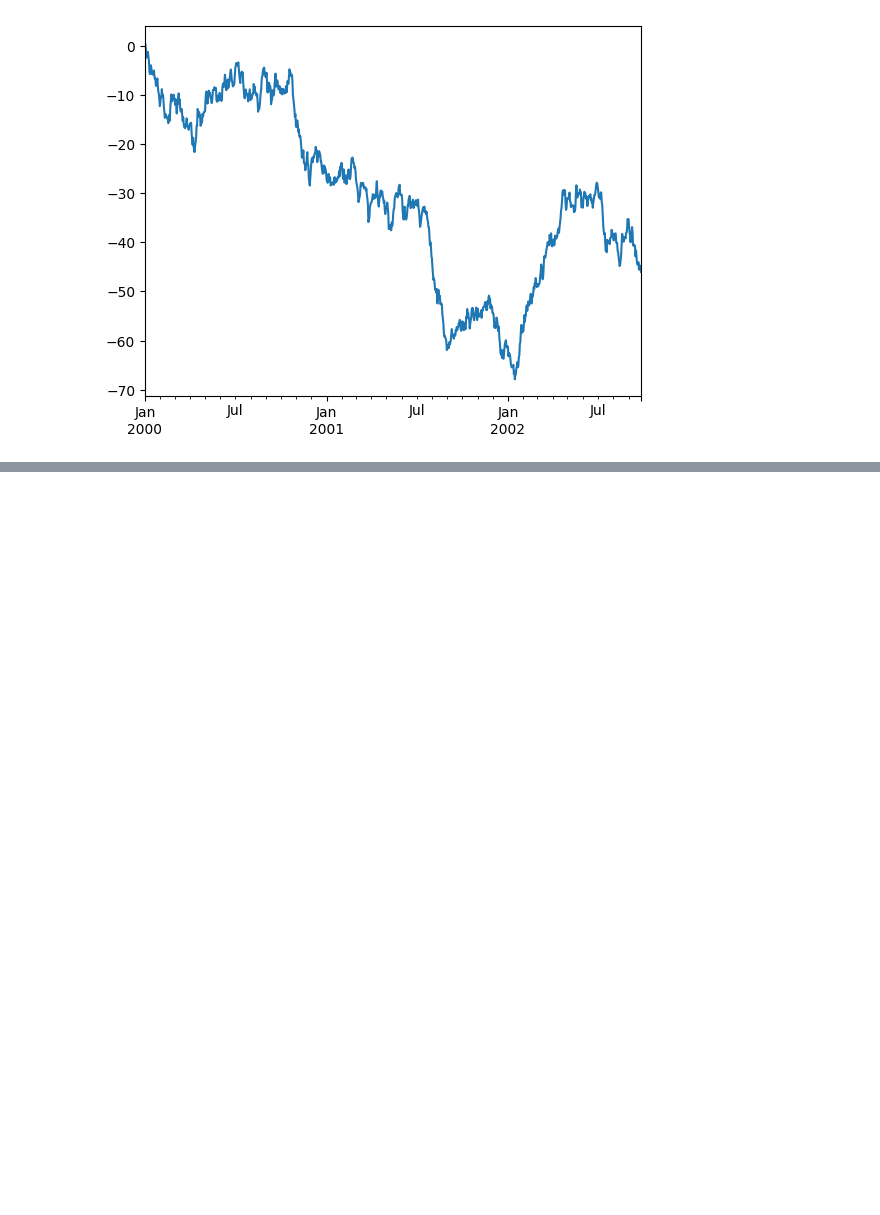
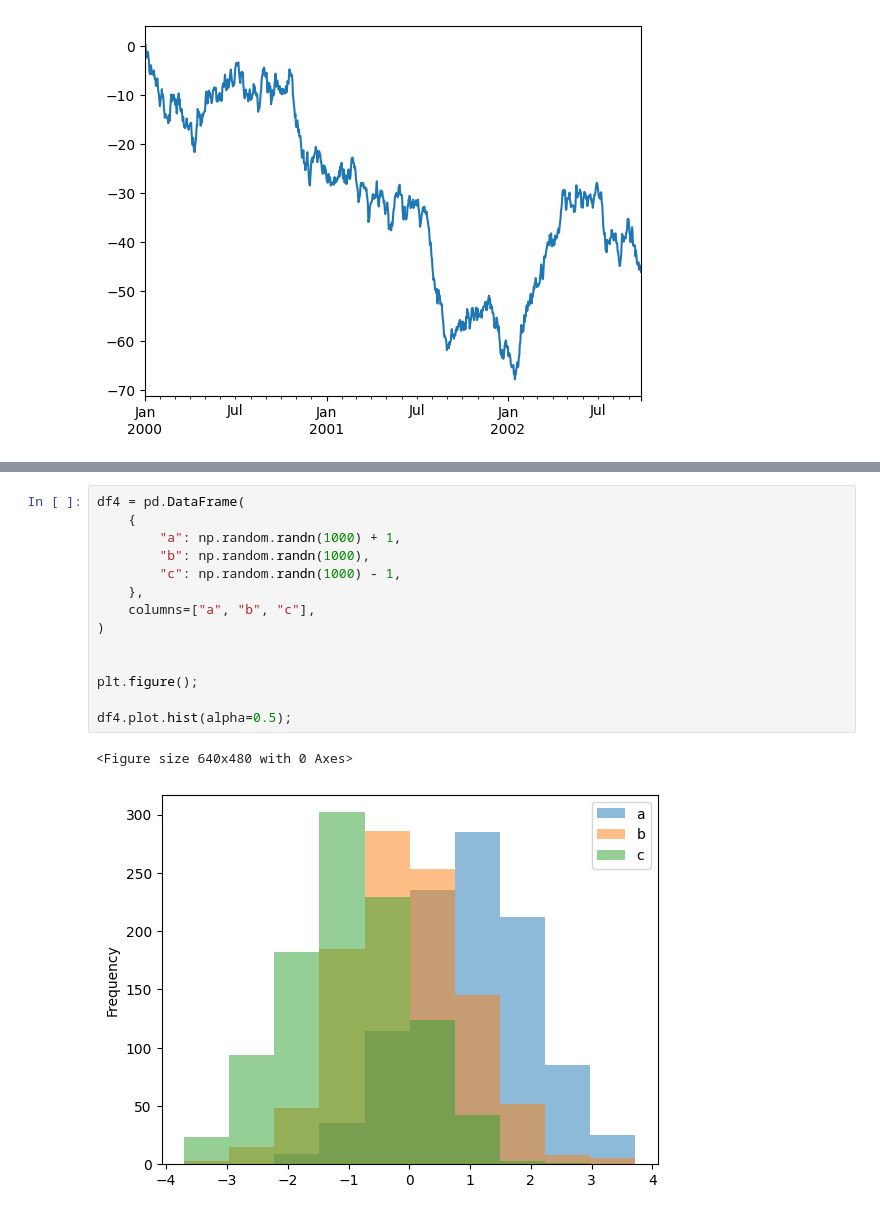
Before and after one commit to Patotricks15/pandas_documentation_study, a Jupyter notebook: chart_visualization.ipynb, the cells around one changed output, grey strips where cells are left out. Drawn from its saved outputs; the diff is of its cells as text; blank space fills up the shorter version.

```diff
--- a/chart_visualization.ipynb
+++ b/chart_visualization.ipynb
@@ -28,0 +47,17 @@ df.plot()
+# %%
+df4 = pd.DataFrame(
+    {
+        "a": np.random.randn(1000) + 1,
+        "b": np.random.randn(1000),
+        "c": np.random.randn(1000) - 1,
+    },
+    columns=["a", "b", "c"],
+)
+
+
+plt.figure();
+
+df4.plot.hist(alpha=0.5);
+# %% [output]
+<Figure size 640x480 with 0 Axes>
+[figure, added]
```
Also changed, not shown: parts of 20 cells of this notebook, 1 other file.
